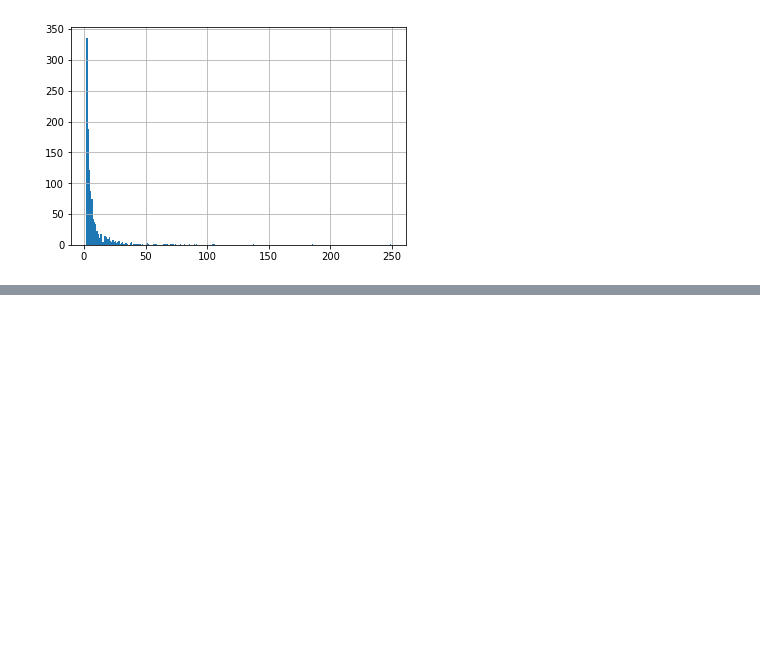
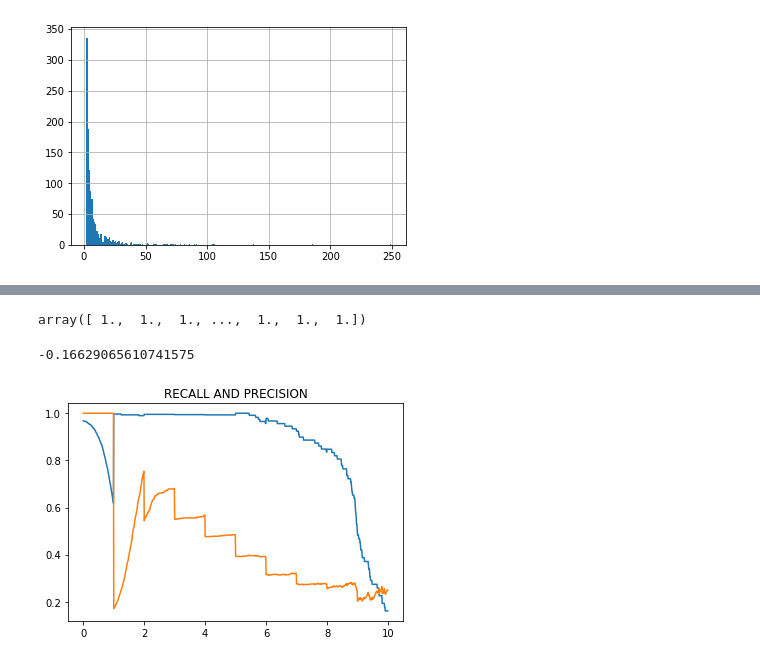
Before and after one commit to rczyrnik/Find-A-Flatmate, a Jupyter notebook: 3_ContinuoutModels.ipynb, the cells around one changed output, grey strips where cells are left out. Cells and saved outputs as stored; diff of their text form; code cells hidden in the pictures; blank space fills up the shorter version.

```diff
--- a/3_ContinuoutModels.ipynb
+++ b/3_ContinuoutModels.ipynb
@@ -62,2 +53,0 @@ X_array = sm.add_constant(X_array)
-# %%
-model = sm.OLS(np.asarray(y), np.asarray(X)).fit()
@@ -66,0 +135,8 @@ was found for ufunc svd_n_s
+# %%
+recall = []
+precision = []
+x_values = np.arange(.01,10,.01)
+for x in x_values:
+    r,p = all_together(X_df,x, 1)
+    recall.append(r)
+    precision.append(p)
@@ -66,0 +193,40 @@ was found for ufunc svd_n_s
+# %%
+model.predict(X_test)
+# %% [output]
+array([ 1.,  1.,  1., ...,  1.,  1.,  1.])
+# %%
+model.score(X_test, y_test)
+# %% [output]
+-0.16629065610741575
+# %%
+def change_cutoff(cutoff):
+    y_pred_binary = [1 if x > cutoff else 0 for x in y_pred]
+    y_test_binary = [1 if x > cutoff else 0 for x in y_test]
+
+#     print("\nMETRICS")
+#     print("Model recall: {}".format(recall_score(y_test_binary, y_pred_binary)))
+#     print("Model precision: {}".format(precision_score(y_test_binary, y_pred_binary)))
+#     print("Model accuracy: {}".format(model.score(X_test, y_test_binary)))
+
+#     print ("\nCONFUSION MATRIX")
+#     print (confusion_matrix(y_test_binary, y_pred_binary))
+#     print ("\nkey:")
+#     print (" TN   FP ")
+#     print (" FN   TP ")
+
+    return recall_score(y_test_binary, y_pred_binary), precision_score(y_test_binary, y_pred_binary)
+# %%
+recall = []
+precision = []
+x_values = np.arange(0,10,.01)
+for cutoff in x_values:
+    r,p = change_cutoff(cutoff)
+    recall.append(r)
+    precision.append(p)
+fig, ax = plt.subplots()
+ax.plot(x_values, recall)
+ax.plot(x_values, precision)
+ax.set_title('RECALL AND PRECISION')
+plt.show()
+# %% [output]
+[figure, added]
```
Also changed, not shown: parts of 19 cells of this notebook.
